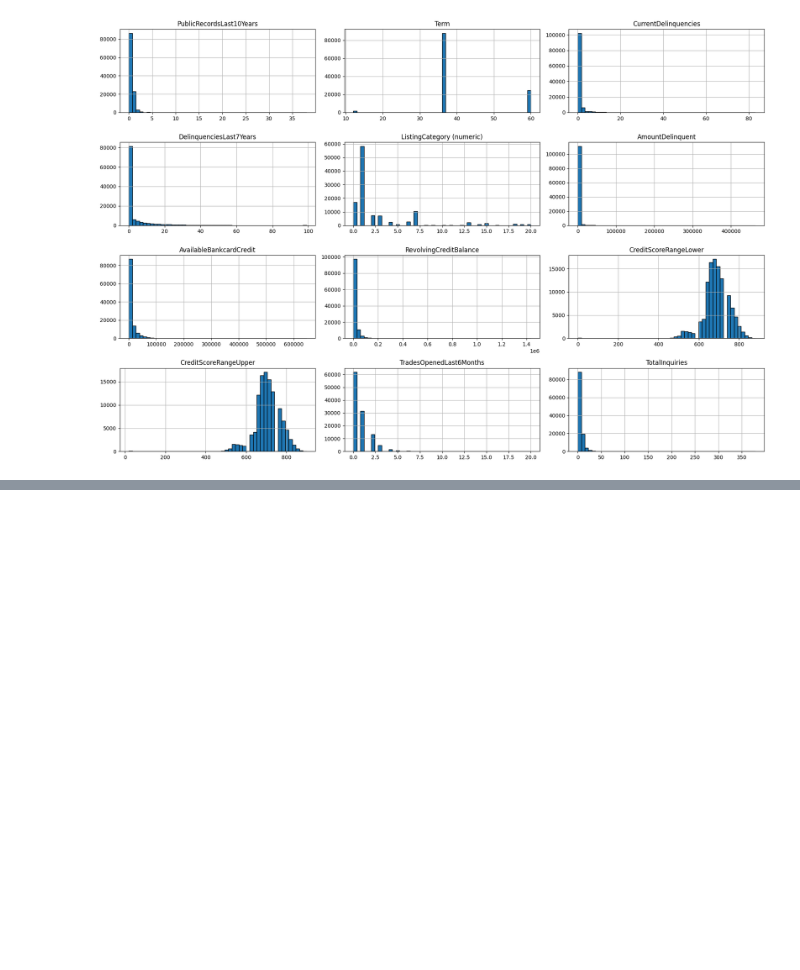
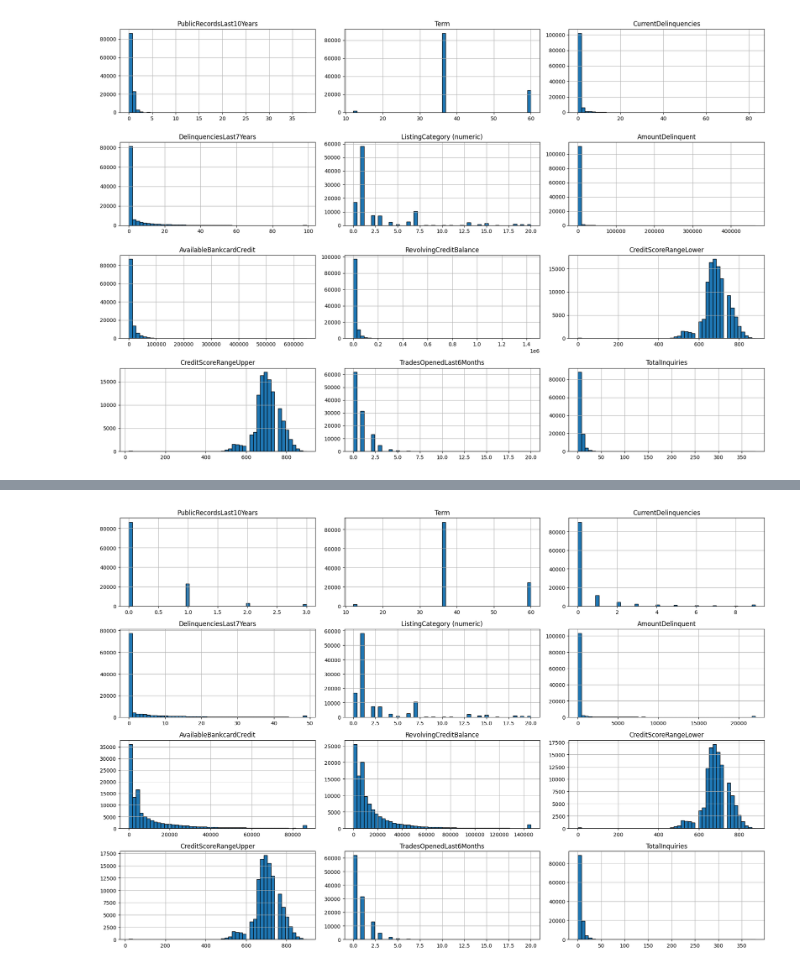
Before and after one commit to celiajimenezreal/tfm-credit-risk-audit, a Jupyter notebook: notebooks/01_eda_preprocessing.ipynb, the cells around one changed output, grey strips where cells are left out. Cells and saved outputs as stored; diff of their text form; code cells hidden in the pictures; blank space fills up the shorter version.

```diff
--- a/notebooks/01_eda_preprocessing.ipynb
+++ b/notebooks/01_eda_preprocessing.ipynb
@@ -384,0 +433,13 @@ pp.plot_multiple_distributions(df, top_outlier_cols, bins=50, n_cols=3, figsize=
+# %%
+# Columns selected for winsorization
+winsor_cols = ['DelinquenciesLast7Years',
+               'AmountDelinquent',
+               'AvailableBankcardCredit',
+               'RevolvingCreditBalance']
+
+# Apply winsorization (keeping top 1% capped)
+df = pp.winsorize_columns(df, winsor_cols, limits=(0, 0.01))
+
+# Check again the outliers if needed
+outlier_percentages_post = pp.calculate_outlier_percentage(df)
+display(pd.DataFrame.from_dict(outlier_percentages_post, orient='index', columns=['Outlier Percentage']))
@@ -384,0 +464,4 @@ pp.plot_multiple_distributions(df, top_outlier_cols, bins=50, n_cols=3, figsize=
+# %%
+pp.plot_multiple_distributions(df, top_outlier_cols, bins=50, n_cols=3, figsize=(18, 12))
+# %% [output]
+[figure, added]
```
Also changed, not shown: parts of 33 cells of this notebook, 2 other files.
